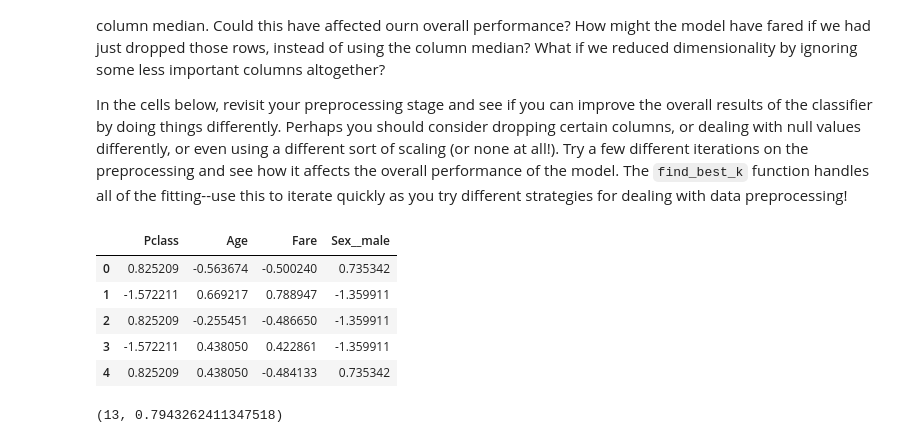
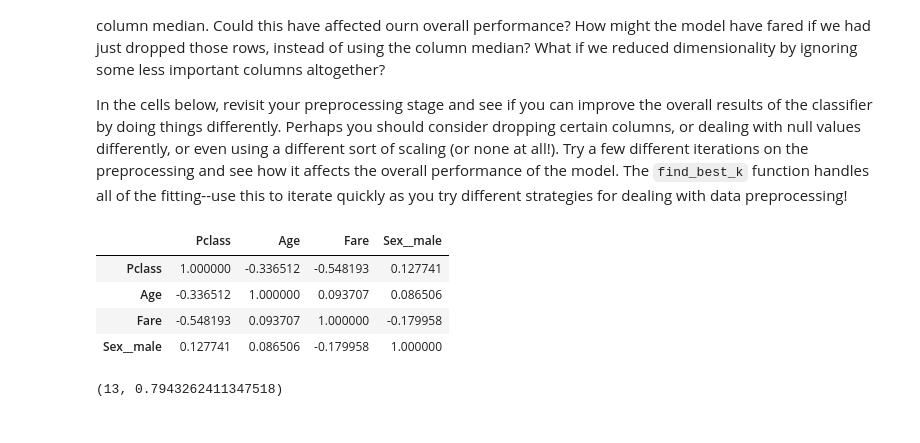
Before and after one commit to danjizquierdo/dsc-3-27-12-knn-with-sklearn-lab-nyc-ds-career-012819, a Jupyter notebook: index.ipynb, the cells around one changed output. Saved outputs shown, nothing was run; the diff lists cells and outputs as text; code cells hidden in the pictures.

```diff
--- a/index.ipynb
+++ b/index.ipynb
@@ -269,14 +269,13 @@ In the cells below, revisit your preprocessing stage and see if you can improve
 # %%
 no_siblings=scaled_df
 # %%
-no_siblings.head()
+no_siblings.corr()
 # %% [output]
 |  | Pclass | Age | Fare | Sex__male |
-| 0 | 0.825209 | -0.563674 | -0.500240 | 0.735342 |
-| 1 | -1.572211 | 0.669217 | 0.788947 | -1.359911 |
-| 2 | 0.825209 | -0.255451 | -0.486650 | -1.359911 |
-| 3 | -1.572211 | 0.438050 | 0.422861 | -1.359911 |
-| 4 | 0.825209 | 0.438050 | -0.484133 | 0.735342 |
+| Pclass | 1.000000 | -0.336512 | -0.548193 | 0.127741 |
+| Age | -0.336512 | 1.000000 | 0.093707 | 0.086506 |
+| Fare | -0.548193 | 0.093707 | 1.000000 | -0.179958 |
+| Sex__male | 0.127741 | 0.086506 | -0.179958 | 1.000000 |
 # %%
 X_train, X_test, y_train, y_test = train_test_split(no_siblings, target, test_size=0.20, random_state=42)
 find_best_k(X_train, X_test, y_train, y_test)
```
